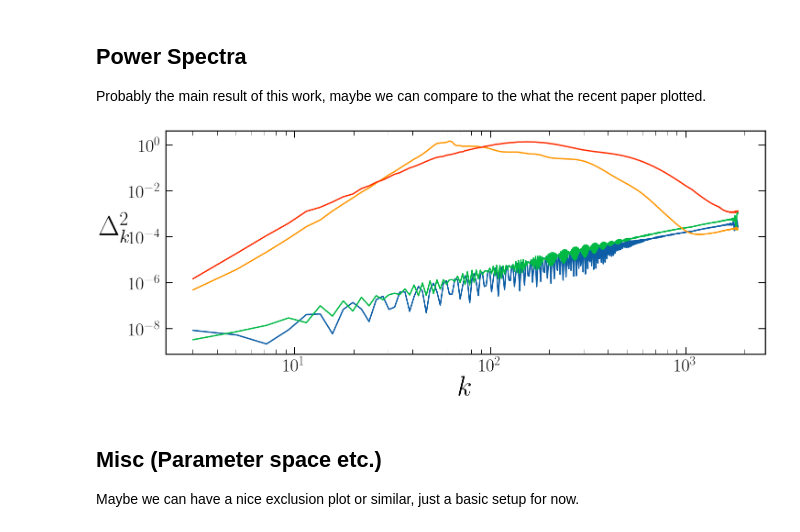
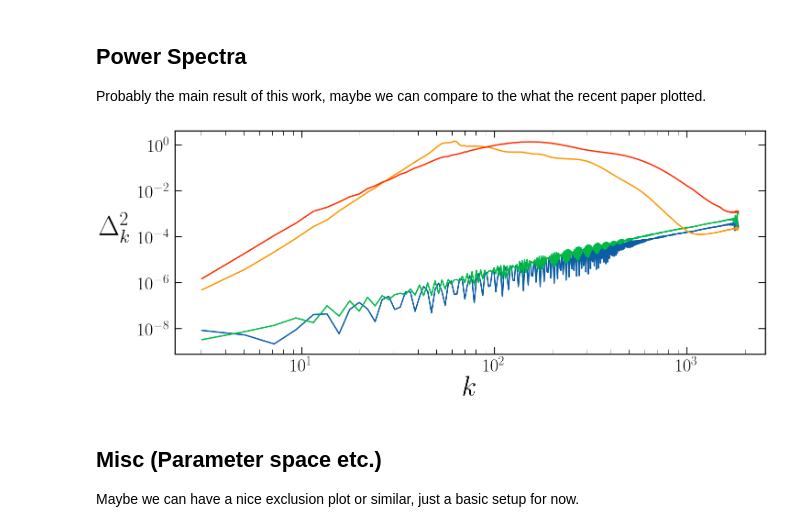
Before and after one commit to mathieukaltschmidt/kinetic-misalignment, a Jupyter notebook: analysis/plots.ipynb, the cells around one changed output. Drawn from its saved outputs; the diff is of its cells as text; code cells hidden in the pictures.

```diff
--- a/analysis/plots.ipynb
+++ b/analysis/plots.ipynb
@@ -249,24 +249,24 @@ tau_idx_list = [2, 4, 8, 10]
 # %%
 plt.figure(figsize = (21, 9))
 
 for tau_idx in tau_idx_list:
     plt.loglog(k[1:-5], Δ_evol[1:-5, [tau_idx]], label = fr'$\tau = {τ[tau_idx]:.2f}$')
 
 plt.xlabel(r'$k$', size = 60)
-plt.ylabel(r'$\Delta^2_k$', rotation = 0, labelpad = 30, size = 60)
+plt.ylabel(r'$\Delta^2_k$', rotation = 0, labelpad = 50, size = 60)
 
 plt.xticks(fontsize = 40)
 plt.yticks(fontsize = 40)
 plt.tick_params(axis = 'y', pad = 10)
 
 #plt.legend(loc = 'upper right', title = r'$f_A= 5\times 10^{9}$ GeV, $\Theta_1 = 0$, $\dot{\Theta}_1/H_1 = 630$')
 
 plt.tight_layout()
 #plt.savefig(PLOT_DIR + 'spectrum_evol_fA5e+09_theta0_vheta630' +'.pdf')
 
 plt.show()
 # %% [output]
-[figure, old version]
+[figure, new version]
 # %% [markdown]
 ## Misc (Parameter space etc.)
 Maybe we can have a nice exclusion plot or similar, just a basic setup for now.
```
